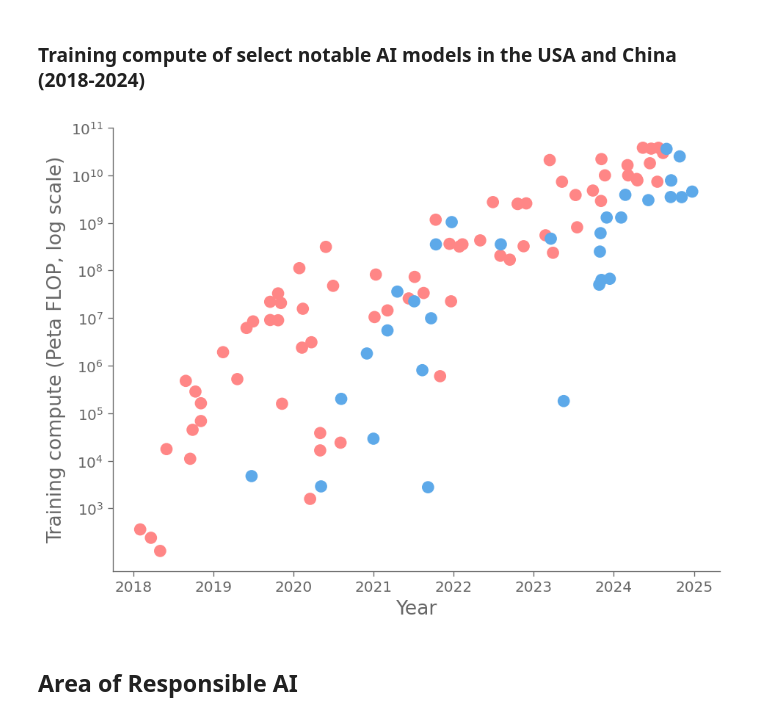
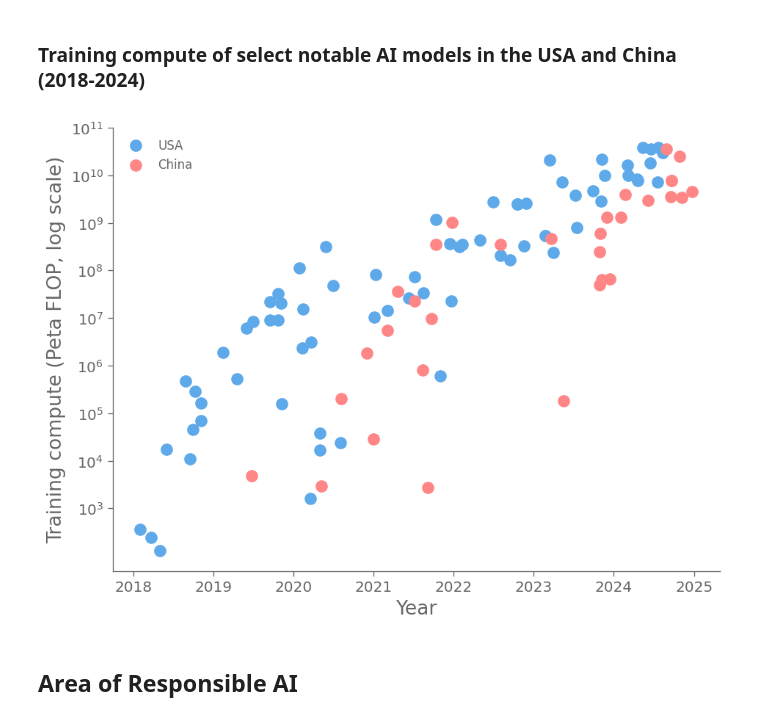
Before and after one commit to Alit54/UniMi---Scientific-Visualization, a Jupyter notebook: simo-charts.ipynb, the cells around one changed output. Drawn from its saved outputs; the diff is of its cells as text; code cells hidden in the pictures.

```diff
--- a/simo-charts.ipynb
+++ b/simo-charts.ipynb
@@ -186,22 +186,23 @@ fig.show()
 # %% [markdown]
 ### Training compute of select notable AI models in the USA and China (2018-2024)
 # %%
-df = pd.read_csv("datasets/research-and-development/data/fig-1317.csv")
-df['Color'] = df.apply(lambda row: '#FF8686' if row['Label'] == 'United States' else '#5DA9E9', axis=1)
-df['Publication date'] = pd.to_datetime(df['Publication date'])
+usa = df[df['Label'] == 'United States']
+china = df[df['Label'] == 'China']
 
-df = df.rename(columns={df.columns[0]: 'Date', df.columns[1]: 'Amount'})
+plt.scatter(usa['Date'], usa['Amount'], color='#5DA9E9', label='USA')
+plt.scatter(china['Date'], china['Amount'], color='#FF8686', label='China')
 
-plt.scatter(df['Date'], df['Amount'], color=df['Color'])
 plt.xlabel("Year")
 plt.ylabel("Training compute (Peta FLOP, log scale)")
 plt.yscale('log')
 plt.yticks([10**i for i in range(3, 12)])
 
+plt.legend()
+
 plt.savefig("final-plots/rd_3.png")
 plt.show()
 # %% [output]
-[figure, old version]
+[figure, new version]
 # %% [markdown]
 ## Area of Responsible AI
 # %% [markdown]
```
Also changed, not shown: parts of 1 cell of this notebook, 4 other files.
